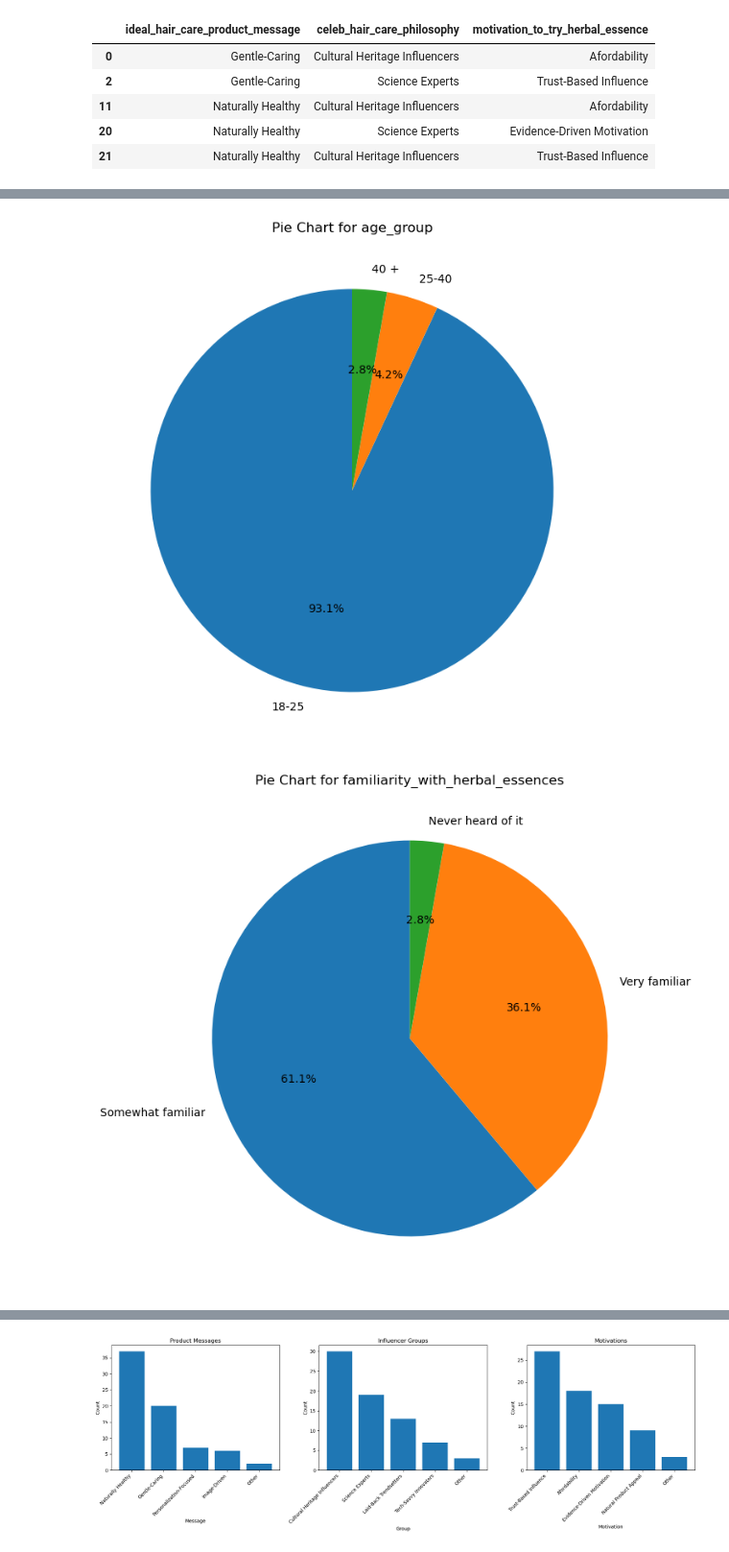
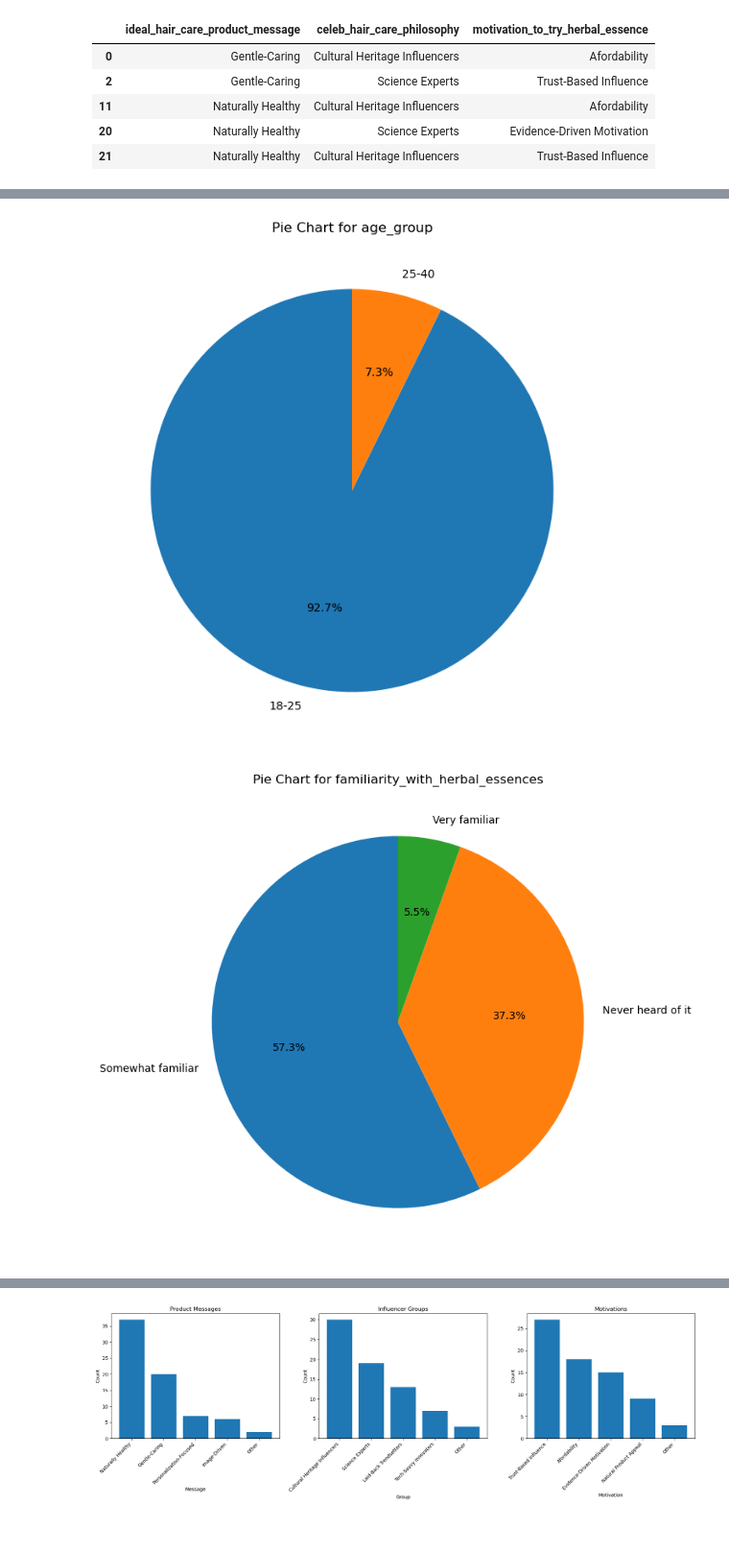
Before and after one commit to johnramal/peakathon24, a Jupyter notebook: analysis/3_marketing.ipynb, the cells around one changed output, grey strips where cells are left out. Shown at 96% size. Drawn from its saved outputs; the diff is of its cells as text; code cells hidden in the pictures.

```diff
--- a/3_marketing.ipynb
+++ b/analysis/3_marketing.ipynb
@@ -2,7 +2,7 @@
 import pandas as pd
 import numpy as np
 # %%
-df= pd.read_csv("cleaned_with_targeted_personas.csv")
+df= pd.read_csv(r"C:\Users\Raman\Desktop\DESKTOP\p and g\Data Analysis\data\cleaned_with_targeted_personas.csv")
 df
 # %% [output]
 |  | Unnamed: 0 | gender | age_group | familiarity_with_herbal_essences | respondent_location | hair_care_routine_story | ... |
@@ -60,11 +60,10 @@ df_non_target_segment.head()
 | 6 | 6 | FEMALE | 18-25 | Never heard of it | Not Specified | Exploration-Driven | ... |
 # %%
 import matplotlib.pyplot as plt
-
-# Loop through each column in df_target_segment
-for column in df_target_segment.columns:
+# Loop through each column in df_non_target_segment
+for column in df_non_target_segment.columns:
     # Generate pie chart
-    df_target_segment[column].value_counts().plot.pie(autopct='%1.1f%%', startangle=90, figsize=(8, 8))
+    df_non_target_segment[column].value_counts().plot.pie(autopct='%1.1f%%', startangle=90, figsize=(8, 8))
     plt.title(f'Pie Chart for {column}')
     plt.ylabel('')  # Hide the y-label
     plt.show()
@@ -74,2 +73,2 @@ for column in df_target_segment.columns:
-[figure, old version]
+[figure, new version]
-[figure, old version]
+[figure, new version]
```
Also changed, not shown: parts of 4 cells of this notebook, 20 other files.
